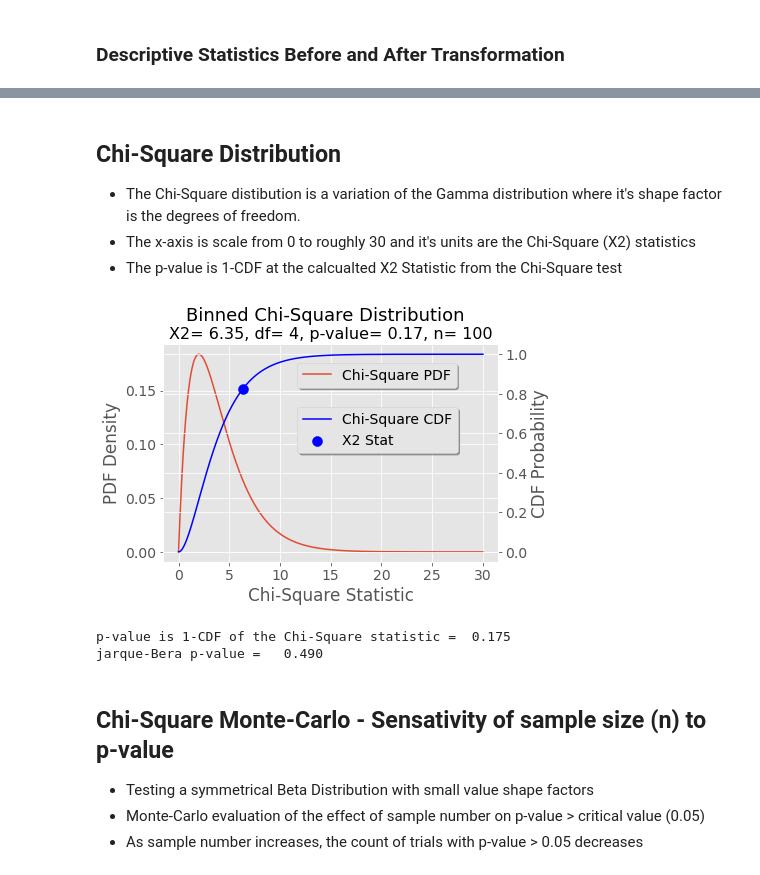
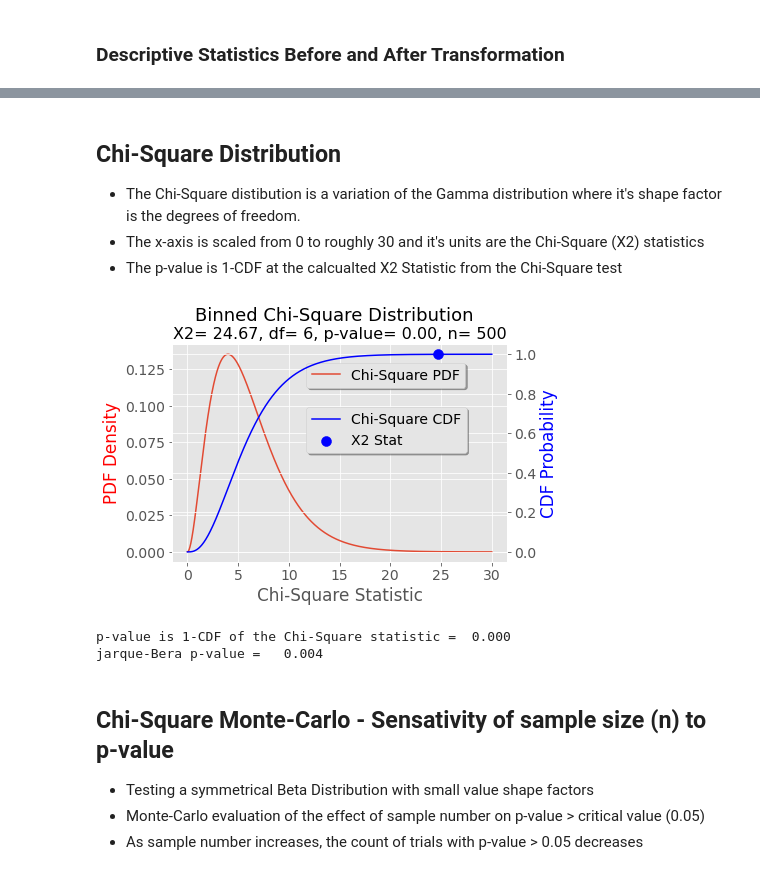
Before and after one commit to dmadvoc/PDFs, a Jupyter notebook: Normality Test - Box Cox.ipynb, the cells around one changed output, grey strips where cells are left out. Drawn from its saved outputs; the diff is of its cells as text; code cells hidden in the pictures.

```diff
--- a/Normality Test - Box Cox.ipynb
+++ b/Normality Test - Box Cox.ipynb
@@ -357,7 +366,7 @@ import pylab
 from scipy.stats import boxcox
 
 
-n=100   # <======= !!!!!! SET THE SAMPLE SIZE !!!!!! ============================
+n=500  # <======= !!!!!! SET THE SAMPLE SIZE !!!!!! ============================
 
 ########### Data Sets to test against ######################
 # SELECT A DISTRIBUTION TO TEST
@@ -567,33 +583,33 @@ PROBABLY GAUSSIAN
 # %% [markdown]
 ## Chi-Square Distribution
 - The Chi-Square distibution is a variation of the Gamma distribution where it's shape factor is the degrees of freedom.
-- The x-axis is scale from 0 to roughly 30 and it's units are the Chi-Square (X2) statistics
+- The x-axis is scaled from 0 to roughly 30 and it's units are the Chi-Square (X2) statistics
 - The p-value is 1-CDF at the calcualted X2 Statistic from the Chi-Square test
 # %%
-#x-axis ranges from 0 to 20 with .001 steps
+#x-axis ranges from 0 to 30 with .001 steps
 x = np.arange(0, 30, .001)
 
 #plot Chi-square distribution with 4 degrees of freedom
 fig, ax1 = plt.subplots()
 sym_size=100
 ax2 = ax1.twinx()
 ax1.plot(x, chi2.pdf(x, df=deg_free), label='Chi-Square PDF')
 ax2.plot(x, chi2.cdf(x, df=deg_free), c='b', label='Chi-Square CDF')
 ax2.scatter(x2, chi2.cdf(x2, df=deg_free), s=sym_size, c='b', label='X2 Stat')
 plt.suptitle('Binned Chi-Square Distribution', y=1.01, fontsize=18)
 plt.title('X2= ' + str('%.2f'%x2) + ', df= ' +str('%.0f'%deg_free) + ', p-value= '+str('%.2f'%pvalue) + ', n= ' + str(n), fontsize=16)
 ax1.legend(shadow=True, loc=(.4,.8))
 ax2.legend(shadow=True, loc=(.4,.5))
-ax1.set_ylabel('PDF Density')
-ax2.set_ylabel('CDF Probability')
+ax1.set_ylabel('PDF Density' , c='r')
+ax2.set_ylabel('CDF Probability', c='b')
 ax1.set_xlabel('Chi-Square Statistic')
 plt.show()
 print('p-value is 1-CDF of the Chi-Square statistic =', '{: .3f}'.format(chi2.sf(x2, df=deg_free)))
 print('jarque-Bera p-value = ', '{: .3f}'.format(jb_p))
 # %% [output]
-[figure, old version]
+[figure, new version]
-p-value is 1-CDF of the Chi-Square statistic =  0.175
-jarque-Bera p-value =   0.490
+p-value is 1-CDF of the Chi-Square statistic =  0.000
+jarque-Bera p-value =   0.004
 # %% [markdown]
 ## Chi-Square Monte-Carlo - Sensativity of sample size (n) to p-value
 - Testing a symmetrical Beta Distribution with small value shape factors
```
Also changed, not shown: parts of 16 cells of this notebook.
